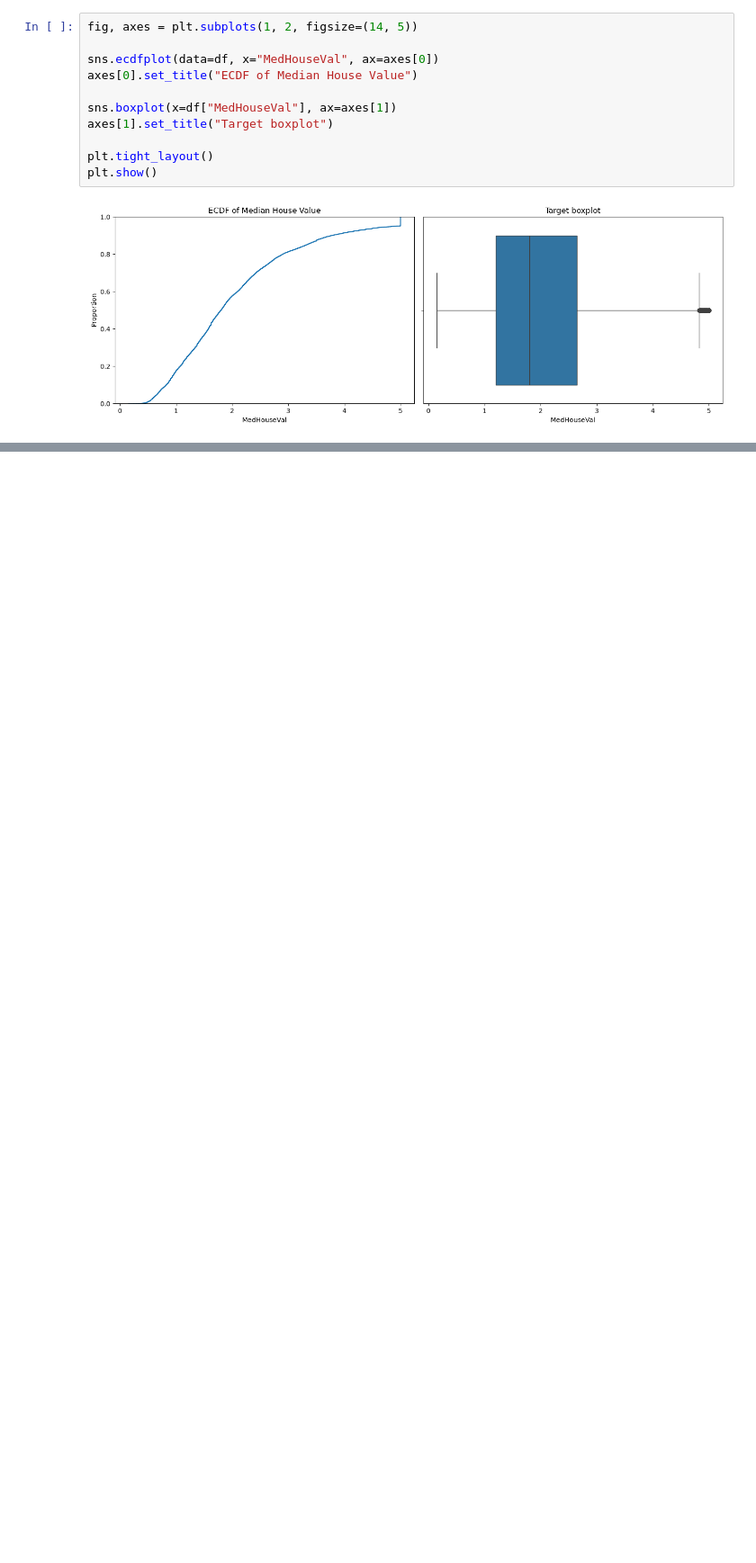
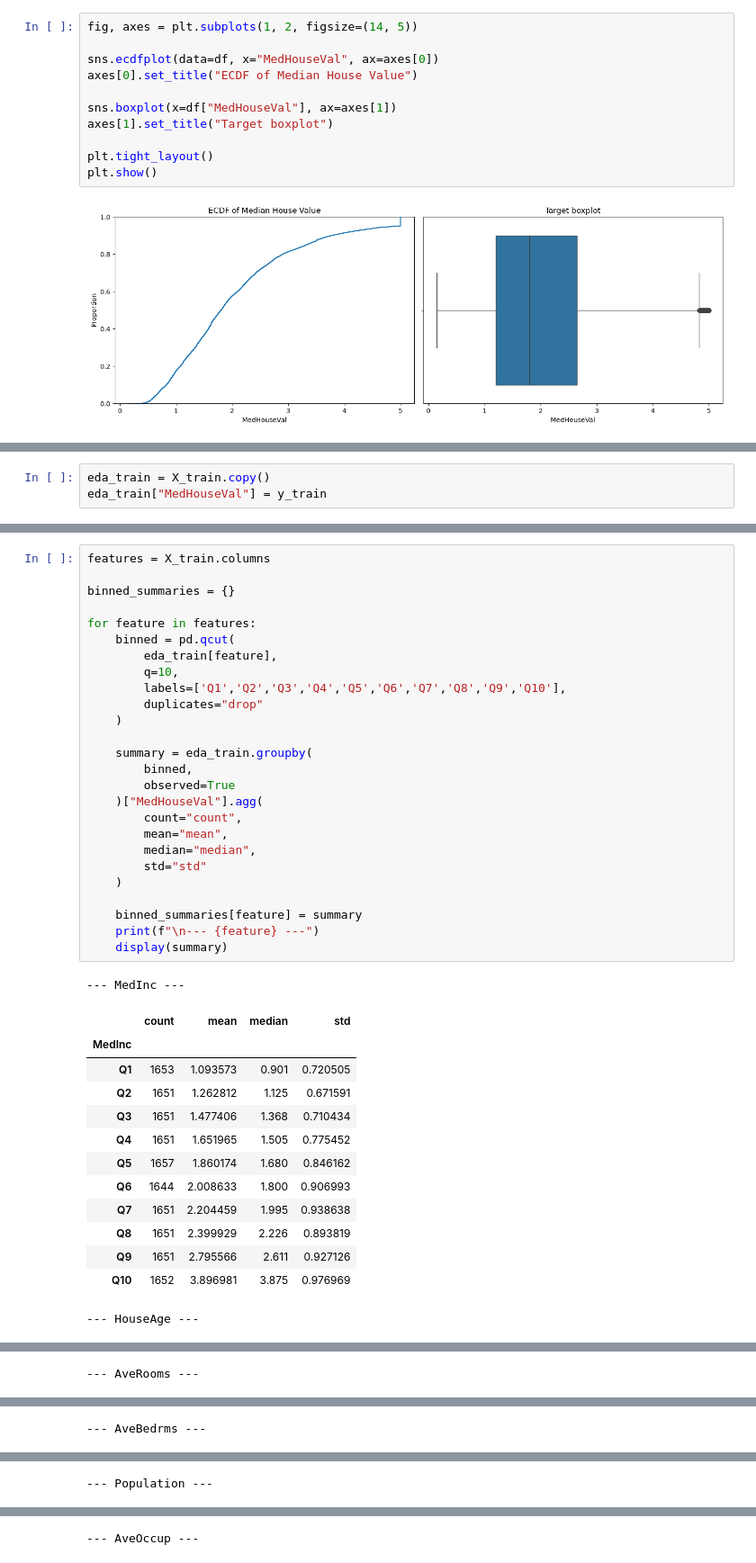
Before and after one commit to renovamen1/statistical-models, a Jupyter notebook: Models On California Housing Dataset/01_data_exploration.ipynb, the cells around one changed output, grey strips where cells are left out. Shown at 90% size. Saved outputs shown, nothing was run; the diff lists cells and outputs as text; blank space fills up the shorter version.

```diff
--- a/Models On California Housing Dataset/01_data_exploration.ipynb
+++ b/Models On California Housing Dataset/01_data_exploration.ipynb
@@ -819,0 +863,3 @@ The capped and uncapped subgroup metrics are diagnostic rather than separate opt
+# %%
+eda_train = X_train.copy()
+eda_train["MedHouseVal"] = y_train
@@ -819,0 +869,41 @@ The capped and uncapped subgroup metrics are diagnostic rather than separate opt
+# %%
+features = X_train.columns
+
+binned_summaries = {}
+
+for feature in features:
+    binned = pd.qcut(
+        eda_train[feature],
+        q=10,
+        labels=['Q1','Q2','Q3','Q4','Q5','Q6','Q7','Q8','Q9','Q10'],
+        duplicates="drop"
+    )
+
+    summary = eda_train.groupby(
+        binned,
+        observed=True
+    )["MedHouseVal"].agg(
+        count="count",
+        mean="mean",
+        median="median",
+        std="std"
+    )
+
+    binned_summaries[feature] = summary
+    print(f"\n--- {feature} ---")
+    display(summary)
+# %% [output]
+--- MedInc ---
+|  | count | mean | median | std |
+| MedInc |  |  |  |  |
+| Q1 | 1653 | 1.093573 | 0.901 | 0.720505 |
+| Q2 | 1651 | 1.262812 | 1.125 | 0.671591 |
+| Q3 | 1651 | 1.477406 | 1.368 | 0.710434 |
+| Q4 | 1651 | 1.651965 | 1.505 | 0.775452 |
+| Q5 | 1657 | 1.860174 | 1.680 | 0.846162 |
+| Q6 | 1644 | 2.008633 | 1.800 | 0.906993 |
+| Q7 | 1651 | 2.204459 | 1.995 | 0.938638 |
+| Q8 | 1651 | 2.399929 | 2.226 | 0.893819 |
+| Q9 | 1651 | 2.795566 | 2.611 | 0.927126 |
+| Q10 | 1652 | 3.896981 | 3.875 | 0.976969 |
+--- HouseAge ---
@@ -819,0 +922 @@ The capped and uncapped subgroup metrics are diagnostic rather than separate opt
+--- AveRooms ---
@@ -819,0 +935 @@ The capped and uncapped subgroup metrics are diagnostic rather than separate opt
+--- AveBedrms ---
@@ -819,0 +948 @@ The capped and uncapped subgroup metrics are diagnostic rather than separate opt
+--- Population ---
@@ -819,0 +961 @@ The capped and uncapped subgroup metrics are diagnostic rather than separate opt
+--- AveOccup ---
```
Also changed, not shown: parts of 9 cells of this notebook.
